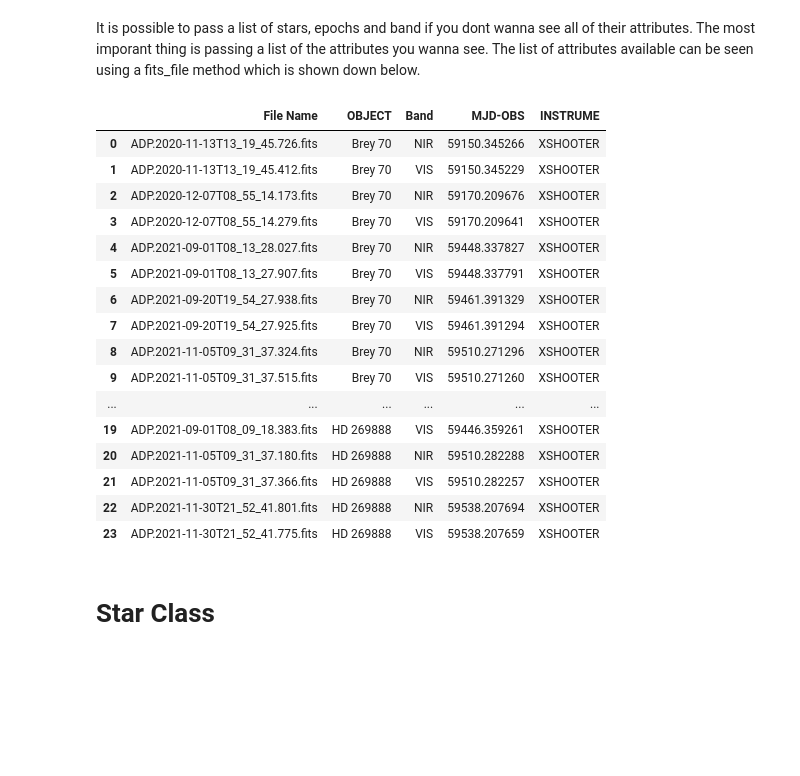
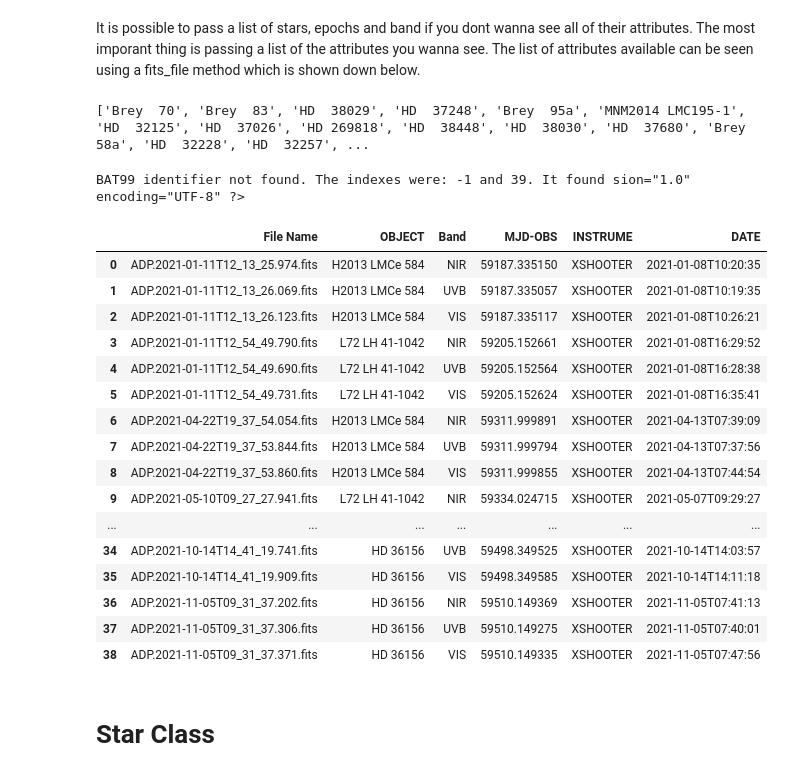
Before and after one commit to Guy-Shtainer/Thesis-codes, a Jupyter notebook: Documentation.ipynb, the cells around one changed output. Cells and saved outputs as stored; diff of their text form; code cells hidden in the pictures; blank space fills up the shorter version.

```diff
--- a/Documentation.ipynb
+++ b/Documentation.ipynb
@@ -44,10 +44,10 @@ It is also possible to set a backup folder, but it defaults to open 'Buckups' at
 # First loading the obsm class
 data_dir = './Data' # Default value
 backup_dir = './Backups' # Default value
-specs_filepath = '.specs.py' # Default value
+specs_filepath = './specs.py' # Default value
 obs = obsm(data_dir = data_dir, backup_dir = backup_dir, specs_filepath = specs_filepath)
 
 # Now simply run this method:
 fits_directory = '../Raw' # The folder with the fits fils
 output_directory = None # where I want it to organize the files
-obs.organize_star_files(fits_directory=fits_directory, output_directory=output_directory)
+# obs.organize_star_files(fits_directory=fits_directory, output_directory=output_directory)
@@ -95,29 +77,35 @@ specs.py updated successfully.
 It is possible to pass a list of stars, epochs and band if you dont wanna see all of their attributes.
 The most imporant thing is passing a list of the attributes you wanna see.
 The list of attributes available can be seen using a fits_file method which is shown down below.
+# %%
+print(specs.star_names)
+# %% [output]
+['Brey  70', 'Brey  83', 'HD  38029', 'HD  37248', 'Brey  95a', 'MNM2014 LMC195-1', 'HD  32125', 'HD  37026', 'HD 269818', 'HD  38448', 'HD  38030', 'HD  37680', 'Brey  58a', 'HD  32228', 'HD  32257', ...
 # %%
-stars = [star_names[0], star_names[15]]
-bands = ['NIR','VIS']
-attributes_list = ['OBJECT','DISPELEM','MJD-OBS','INSTRUME'] # Some exmaples
+star_names = specs.star_names
+stars = [star_names[-8], star_names[-9]]
+bands = ['NIR','VIS','UVB']
+attributes_list = ['OBJECT','DISPELEM','MJD-OBS','INSTRUME','DATE'] # Some exmaples
 obs.create_observation_table_for_stars(stars=stars, band_list = bands, attributes_list= attributes_list)
 # %% [output]
+BAT99 identifier not found. The indexes were: -1 and 39. It found sion="1.0" encoding="UTF-8" ?>
-|  | File Name | OBJECT | Band | MJD-OBS | INSTRUME |
-| 0 | ADP.2020-11-13T13_19_45.726.fits | Brey 70 | NIR | 59150.345266 | XSHOOTER |
-| 1 | ADP.2020-11-13T13_19_45.412.fits | Brey 70 | VIS | 59150.345229 | XSHOOTER |
-| 2 | ADP.2020-12-07T08_55_14.173.fits | Brey 70 | NIR | 59170.209676 | XSHOOTER |
-| 3 | ADP.2020-12-07T08_55_14.279.fits | Brey 70 | VIS | 59170.209641 | XSHOOTER |
-| 4 | ADP.2021-09-01T08_13_28.027.fits | Brey 70 | NIR | 59448.337827 | XSHOOTER |
-| 5 | ADP.2021-09-01T08_13_27.907.fits | Brey 70 | VIS | 59448.337791 | XSHOOTER |
-| 6 | ADP.2021-09-20T19_54_27.938.fits | Brey 70 | NIR | 59461.391329 | XSHOOTER |
-| 7 | ADP.2021-09-20T19_54_27.925.fits | Brey 70 | VIS | 59461.391294 | XSHOOTER |
-| 8 | ADP.2021-11-05T09_31_37.324.fits | Brey 70 | NIR | 59510.271296 | XSHOOTER |
-| 9 | ADP.2021-11-05T09_31_37.515.fits | Brey 70 | VIS | 59510.271260 | XSHOOTER |
-| ... | ... | ... | ... | ... | ... |
-| 19 | ADP.2021-09-01T08_09_18.383.fits | HD 269888 | VIS | 59446.359261 | XSHOOTER |
-| 20 | ADP.2021-11-05T09_31_37.180.fits | HD 269888 | NIR | 59510.282288 | XSHOOTER |
-| 21 | ADP.2021-11-05T09_31_37.366.fits | HD 269888 | VIS | 59510.282257 | XSHOOTER |
-| 22 | ADP.2021-11-30T21_52_41.801.fits | HD 269888 | NIR | 59538.207694 | XSHOOTER |
-| 23 | ADP.2021-11-30T21_52_41.775.fits | HD 269888 | VIS | 59538.207659 | XSHOOTER |
+|  | File Name | OBJECT | Band | MJD-OBS | INSTRUME | DATE |
+| 0 | ADP.2021-01-11T12_13_25.974.fits | H2013 LMCe 584 | NIR | 59187.335150 | XSHOOTER | 2021-01-08T10:20:35 |
+| 1 | ADP.2021-01-11T12_13_26.069.fits | H2013 LMCe 584 | UVB | 59187.335057 | XSHOOTER | 2021-01-08T10:19:35 |
+| 2 | ADP.2021-01-11T12_13_26.123.fits | H2013 LMCe 584 | VIS | 59187.335117 | XSHOOTER | 2021-01-08T10:26:21 |
+| 3 | ADP.2021-01-11T12_54_49.790.fits | L72 LH 41-1042 | NIR | 59205.152661 | XSHOOTER | 2021-01-08T16:29:52 |
+| 4 | ADP.2021-01-11T12_54_49.690.fits | L72 LH 41-1042 | UVB | 59205.152564 | XSHOOTER | 2021-01-08T16:28:38 |
+| 5 | ADP.2021-01-11T12_54_49.731.fits | L72 LH 41-1042 | VIS | 59205.152624 | XSHOOTER | 2021-01-08T16:35:41 |
+| 6 | ADP.2021-04-22T19_37_54.054.fits | H2013 LMCe 584 | NIR | 59311.999891 | XSHOOTER | 2021-04-13T07:39:09 |
+| 7 | ADP.2021-04-22T19_37_53.844.fits | H2013 LMCe 584 | UVB | 59311.999794 | XSHOOTER | 2021-04-13T07:37:56 |
+| 8 | ADP.2021-04-22T19_37_53.860.fits | H2013 LMCe 584 | VIS | 59311.999855 | XSHOOTER | 2021-04-13T07:44:54 |
+| 9 | ADP.2021-05-10T09_27_27.941.fits | L72 LH 41-1042 | NIR | 59334.024715 | XSHOOTER | 2021-05-07T09:29:27 |
+| ... | ... | ... | ... | ... | ... | ... |
+| 34 | ADP.2021-10-14T14_41_19.741.fits | HD 36156 | UVB | 59498.349525 | XSHOOTER | 2021-10-14T14:03:57 |
+| 35 | ADP.2021-10-14T14_41_19.909.fits | HD 36156 | VIS | 59498.349585 | XSHOOTER | 2021-10-14T14:11:18 |
+| 36 | ADP.2021-11-05T09_31_37.202.fits | HD 36156 | NIR | 59510.149369 | XSHOOTER | 2021-11-05T07:41:13 |
+| 37 | ADP.2021-11-05T09_31_37.306.fits | HD 36156 | UVB | 59510.149275 | XSHOOTER | 2021-11-05T07:40:01 |
+| 38 | ADP.2021-11-05T09_31_37.371.fits | HD 36156 | VIS | 59510.149335 | XSHOOTER | 2021-11-05T07:47:56 |
 # %% [markdown]
 # Star Class
 # %% [markdown]
```
Also changed, not shown: parts of 4 cells of this notebook, 7 other files.
